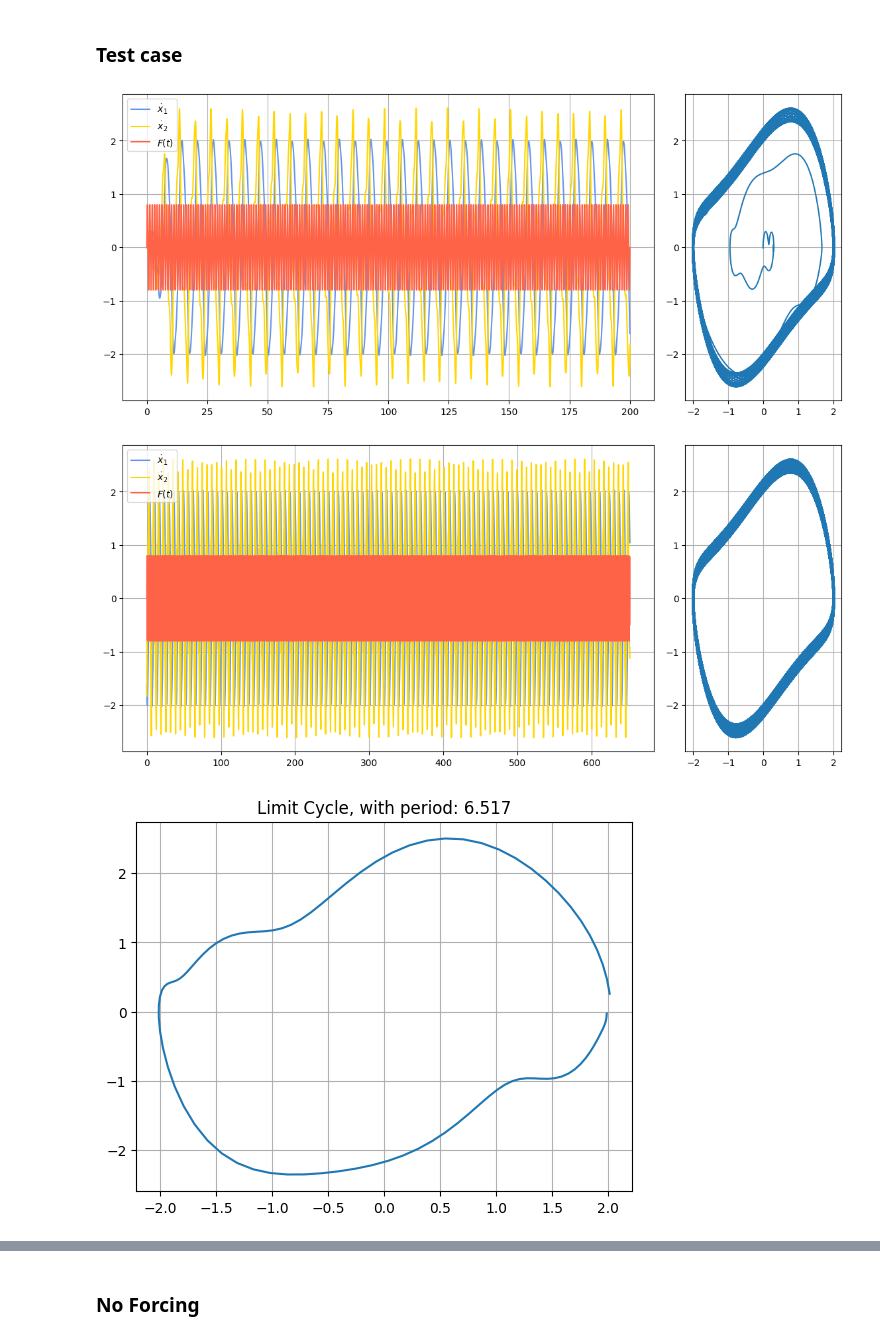
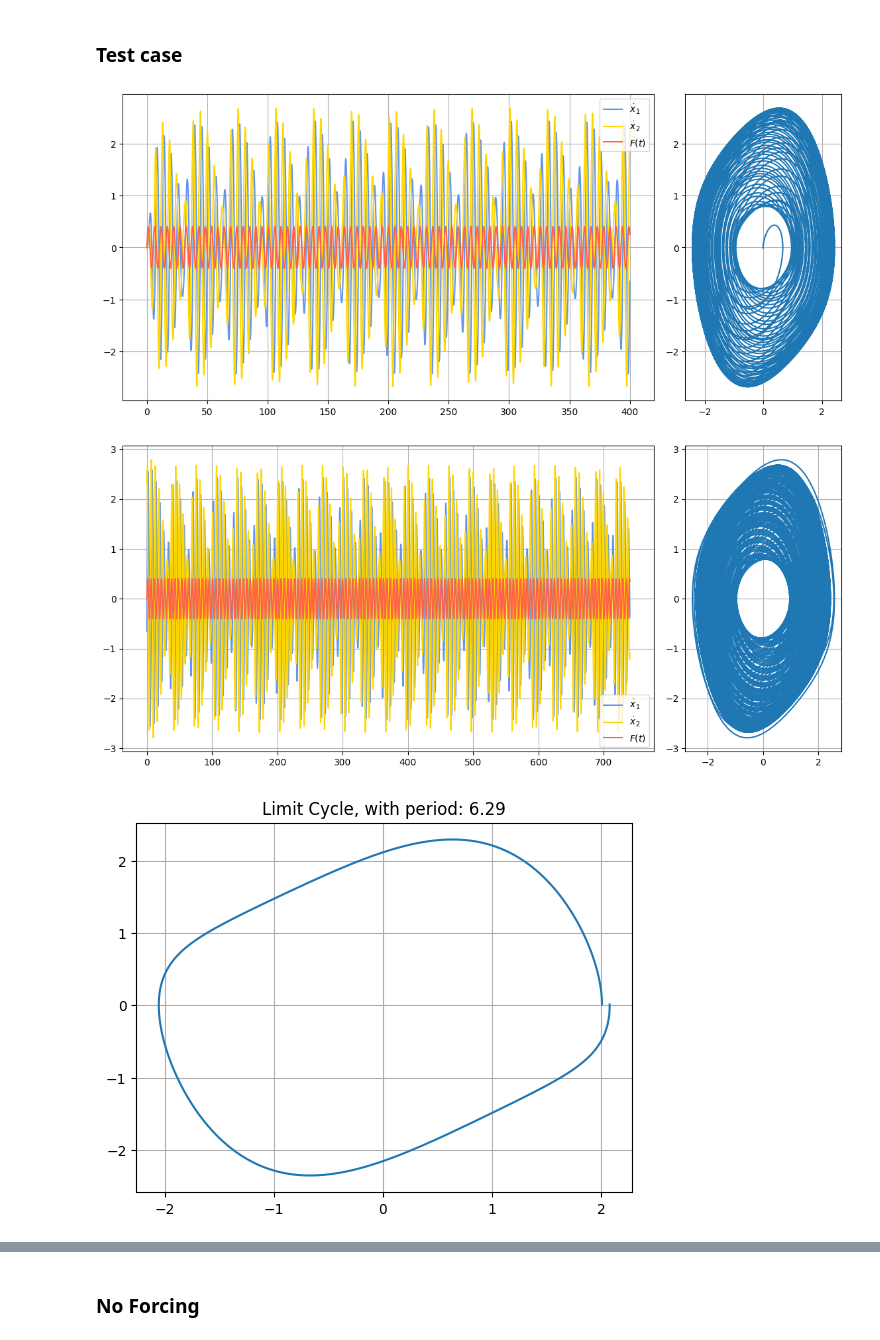
Before and after one commit to michaelStoddard/Chaos, a Jupyter notebook: Projects/vanDerPol.ipynb, the cells around one changed output, grey strips where cells are left out. Drawn from its saved outputs; the diff is of its cells as text; code cells hidden in the pictures.

```diff
--- a/Projects/vanDerPol.ipynb
+++ b/Projects/vanDerPol.ipynb
@@ -413,7 +413,7 @@ class vanDerPol:
         self.T = t[thetaf] - t[theta0]
         self.limC = [x[theta0:thetaf],y[theta0:thetaf]]
 
-        if plot ==True:
+        if plot == True:
             plt.plot(self.limC[0],self.limC[1])
             plt.grid()
             plt.title(f'Limit Cycle, with period: {np.round(self.T,3)}')
@@ -469,7 +469,8 @@ class vanDerPol:
         y_map = y[idx]
         t_map = t[idx]
 
-        t_map = self.drive(t_map)/self.Af
+        # t_map = t_map//(self.wf)
+        # t_map = self.drive(t_map)
 
         self.poinSec = [t_map,y_map,x_map]
 
@@ -488,34 +489,34 @@ class vanDerPol:
 # %% [markdown]
 ### Test case
 # %%
-vdp_test = vanDerPol(mu = 0.8,
-                    Af = 0.8,
-                    wf = 2*np.pi)
+vdp_test = vanDerPol(mu = 0.2,
+                    Af = 0.4,
+                    wf = 1.2)
 # %%
-t = np.linspace(0,200,100000)
+t = np.arange(0,400,0.01)
 x0 = [-0.01,-0.01]
 
 vdp_test.simulate(x0,t)
 vdp_test.plt_sim()
 # %% [output]
-[figure, old version]
+[figure, new version]
 # %%
 vdp_test.get_limCycle()
 # %%
-t = np.linspace(0,100*vdp_test.T,10000)
+t = np.arange(0,100*vdp_test.T,0.01)
 x,y = vdp_test.soln[0]
 x0 = [x[-1],y[-1]]
 
 vdp_test.simulate(x0,t)
 vdp_test.plt_sim()
 # %% [output]
-[figure, old version]
+[figure, new version]
 # %%
 gamma = vdp_test.limC
 # %%
 vdp_test.get_limCycle(plot=True)
 # %% [output]
-[figure, old version]
+[figure, new version]
 # %%
 vdp_test.plt_poincar()
 # %% [output]
```
Also changed, not shown: parts of 4 cells of this notebook.
